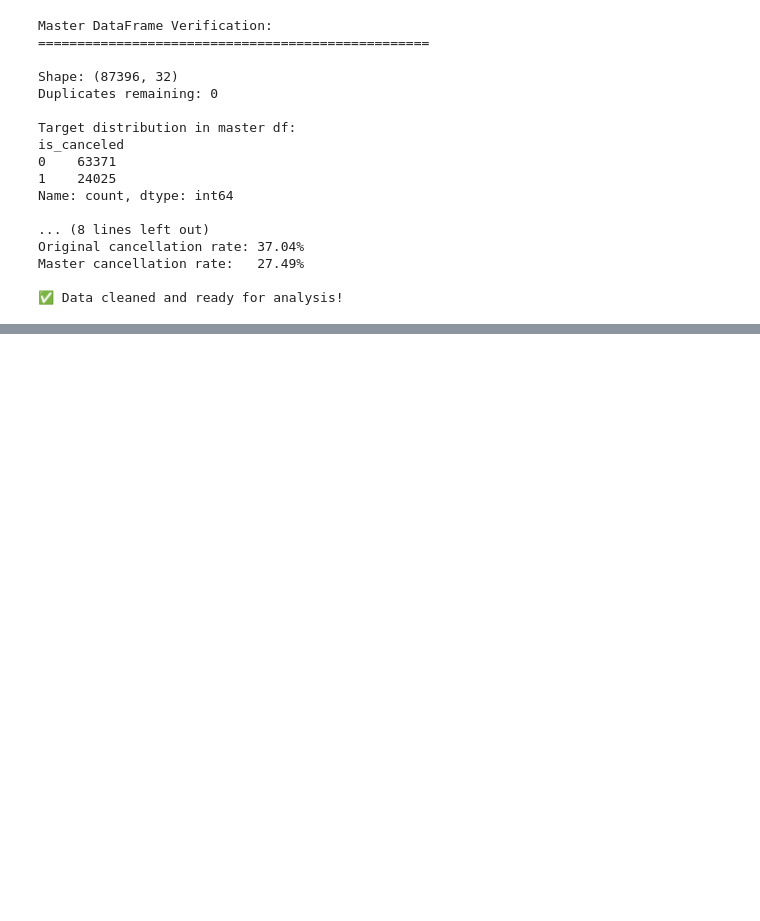
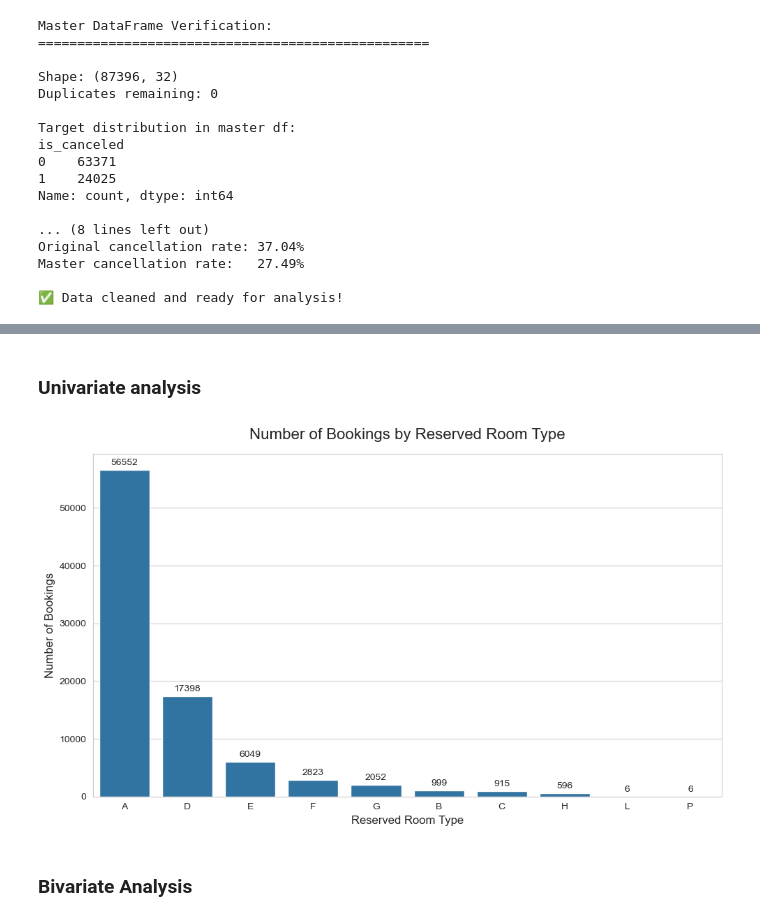
Before and after one commit to dipk6545/hotel-booking-aml, a Jupyter notebook: EDA/Hotel Bookings EDA.ipynb, the cells around one changed output, grey strips where cells are left out. Drawn from its saved outputs; the diff is of its cells as text; code cells hidden in the pictures; blank space fills up the shorter version.

Commit message:
Add EDA and feature engineering analysis

```diff
--- a/EDA/Hotel Bookings EDA.ipynb
+++ b/EDA/Hotel Bookings EDA.ipynb
@@ -1286,0 +1351,26 @@ Master cancellation rate:   27.49%
+# %% [markdown]
+### Univariate analysis
+# %%
+# Create count plot reserved_room_type
+plt.figure(figsize=(10, 6))
+
+ax = sns.countplot(
+    data=df_master,
+    x="reserved_room_type",
+    order=df_master["reserved_room_type"].value_counts().index
+)
+
+plt.title("Number of Bookings by Reserved Room Type", fontsize=16, pad=15)
+plt.xlabel("Reserved Room Type", fontsize=12)
+plt.ylabel("Number of Bookings", fontsize=12)
+
+# Add count labels on top of bars
+for container in ax.containers:
+    ax.bar_label(container, fmt="%d", padding=3)
+
+plt.tight_layout()
+plt.show()
+# %% [output]
+[figure, added]
+# %% [markdown]
+### Bivariate Analysis
```
Also changed, not shown: parts of 54 cells of this notebook.
